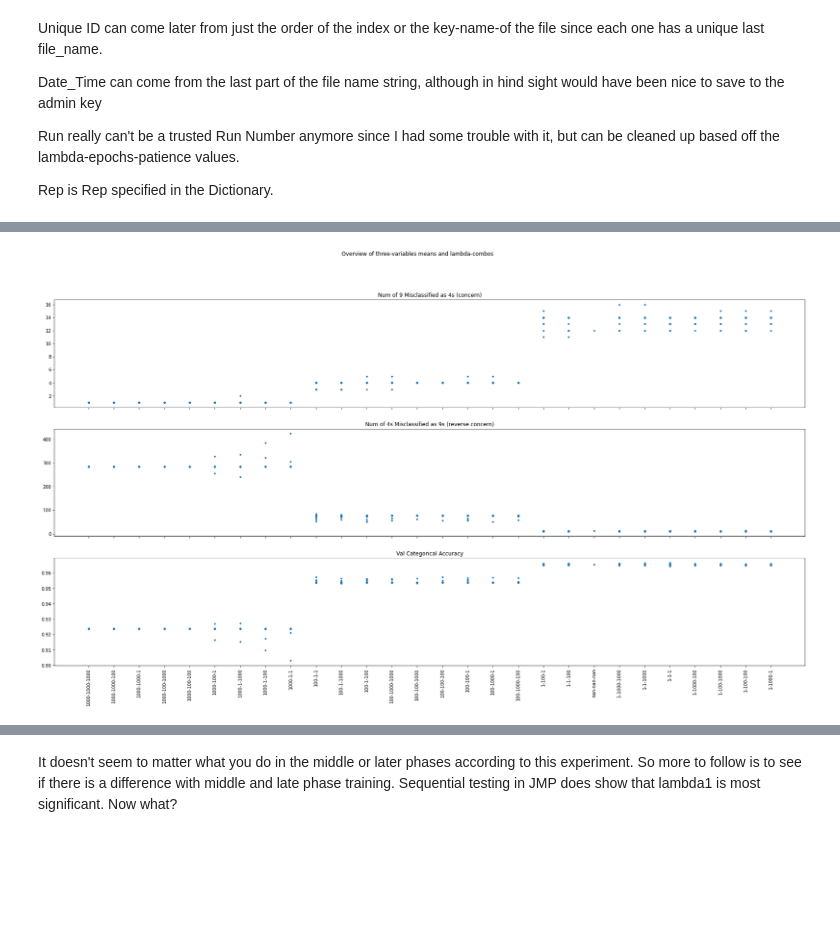
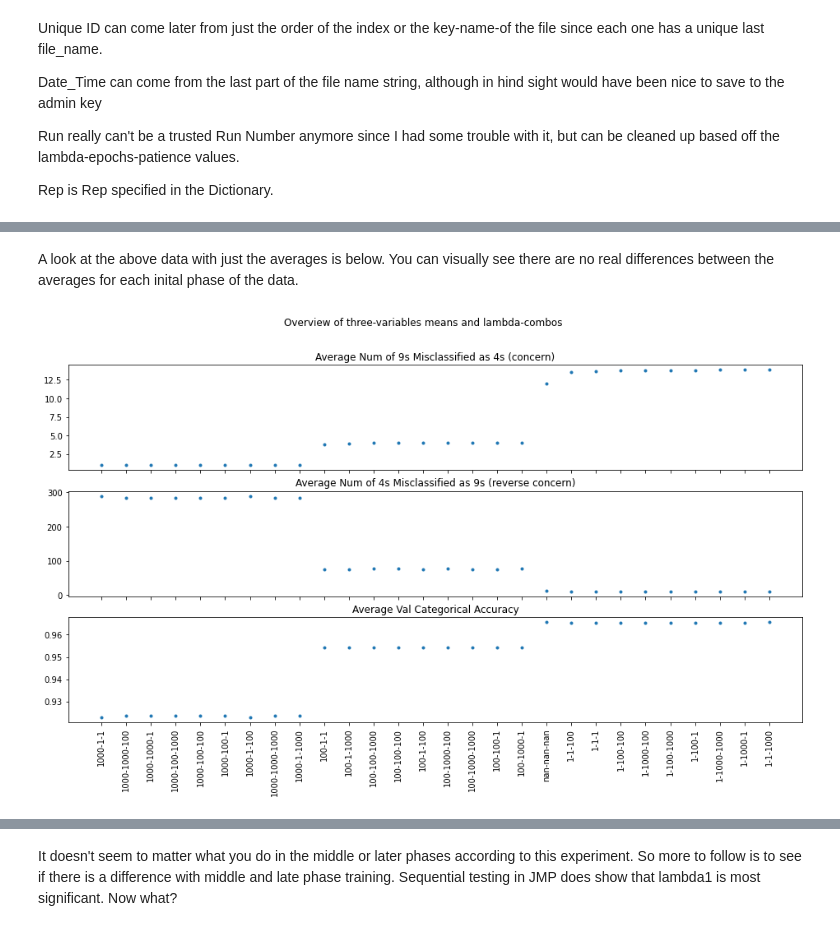
Before and after one commit to RachelRamirez/misclassification_matrix, a Jupyter notebook: Load_and_Analyze_Results_of_pkl_files.ipynb, the cells around one changed output, grey strips where cells are left out. Saved outputs shown, nothing was run; the diff lists cells and outputs as text; code cells hidden in the pictures; blank space fills up the shorter version.

```diff
--- a/Load_and_Analyze_Results_of_pkl_files.ipynb
+++ b/Load_and_Analyze_Results_of_pkl_files.ipynb
@@ -254,0 +249,3 @@ Name: lambdacombo, dtype: int64
+# %%
+import pandas as pd
+data_to_save = pd.read_csv('data.csv')
@@ -268,7 +281,8 @@ Index(['1-1-1', '1-1000-1', '1-100-100', '1-100-1000', '1-1000-100',
 # importing the required module
 import matplotlib.pyplot as plt
 
-data_to_save.sort_values('9T_4P_last_value', inplace=True)
+# data_to_save.sort_values('9T_4P_last_value', inplace=True)
+data_to_save.sort_values('lambdacombo', inplace=True)
 
 # # x axis values
 x = data_to_save['lambdacombo']
@@ -294,34 +332,36 @@ plt.show()
+# %% [markdown]
+A look at the above data with just the averages is below.  You can visually see there are no real differences between the averages for each inital phase of the data.
 # %%
 # data_to_save.groupby('lambdacombo')['9T_4P_last_value','val_categorical_accuracy_last_value'].describe()
 data_combo_summary = data_to_save.groupby('lambdacombo')['9T_4P_last_value','val_categorical_accuracy_last_value', '4T_9P_last_value'].mean()
 data_combo_summary.sort_values('9T_4P_last_value', inplace=True)
 
 # # x axis values
 x = data_combo_summary.index
 
 # corresponding y axis values
 y1 = data_combo_summary['9T_4P_last_value']
 y2 = data_combo_summary['4T_9P_last_value']
 y3 = data_combo_summary['val_categorical_accuracy_last_value']
 
-fig, (ax1, ax2, ax3) = plt.subplots(3, figsize=(30,15), sharex=True)
+fig, (ax1, ax2, ax3) = plt.subplots(3, figsize=(16,8), sharex=True)
 fig.suptitle('Overview of three-variables means and lambda-combos')
 plt.xticks(rotation=90)
 
 # ax1.scatter(x, y1, c = "b", marker='^')
-ax1.scatter(data_to_save['lambdacombo'], data_to_save['9T_4P_last_value'], marker='.')
-ax1.set_title('Num of 9 Misclassified as 4s (concern)')
+ax1.scatter(x, y1, marker='.')
+ax1.set_title('Average Num of 9s Misclassified as 4s (concern)')
 
 # ax2.scatter(x, y2, c="orange")
-ax2.set_title('Num of 4s Misclassified as 9s (reverse concern)')
-ax2.scatter(data_to_save['lambdacombo'], data_to_save['4T_9P_last_value'], marker='.')
+ax2.set_title('Average Num of 4s Misclassified as 9s (reverse concern)')
+ax2.scatter(x, y2, marker='.')
 
 # ax3.scatter(x, y3, c='green')
-ax3.scatter(data_to_save['lambdacombo'], data_to_save['val_categorical_accuracy_last_value'], marker='.')
-ax3.set_title('Val Categorical Accuracy')
+ax3.scatter(x,y3, marker='.')
+ax3.set_title('Average Val Categorical Accuracy')
 
 ax1.tick_params(axis='x', labelrotation=90)
 ax2.tick_params(axis='x', labelrotation=90)
 ax3.tick_params(axis='x', labelrotation=90)
 # %% [output]
-[figure, old version]
+[figure, new version]
```
Also changed, not shown: parts of 13 cells of this notebook.
